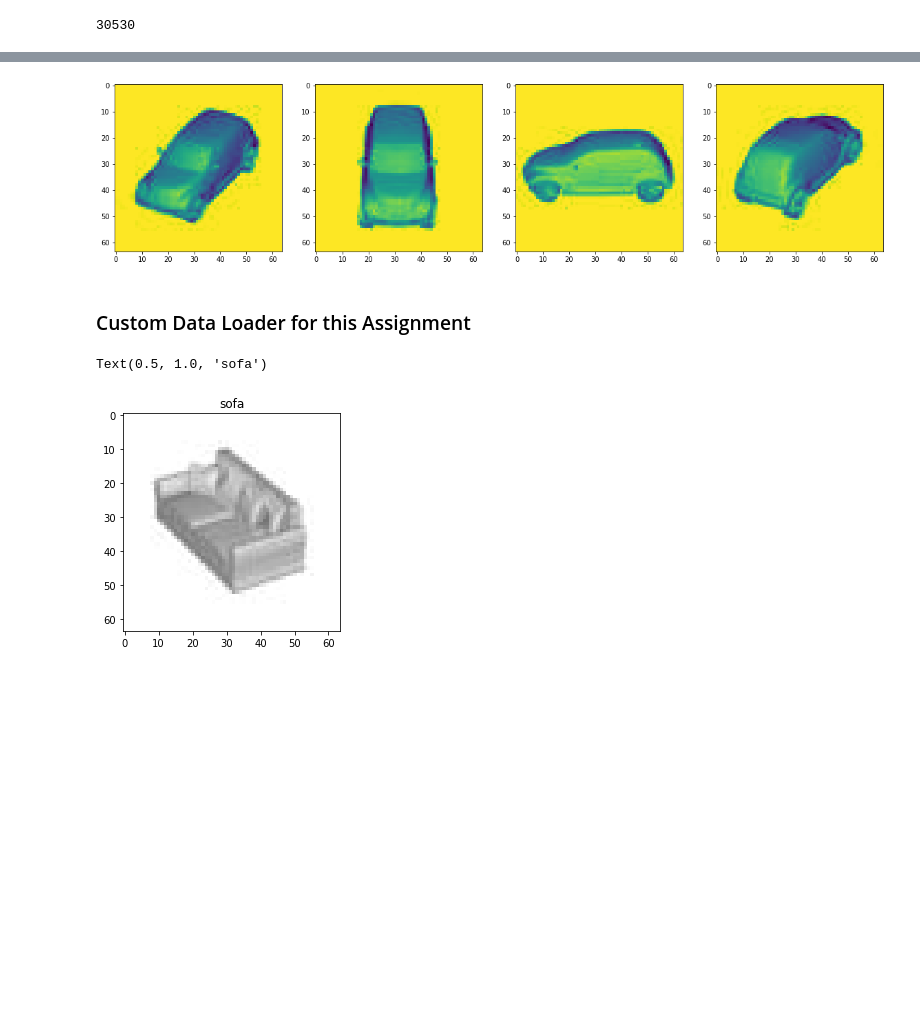
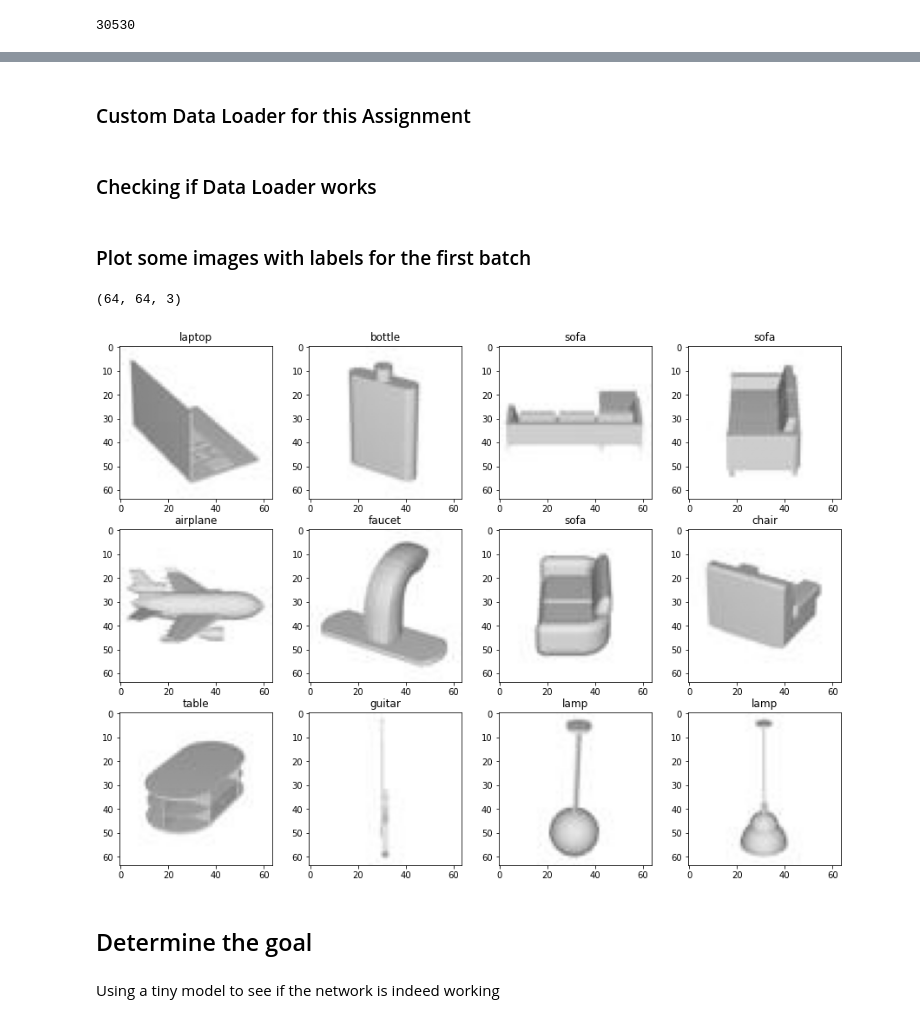
Before and after one commit to s3843573/DL-A1, a Jupyter notebook: Assignment1.ipynb, the cells around one changed output, grey strips where cells are left out. Cells and saved outputs as stored; diff of their text form; code cells hidden in the pictures; blank space fills up the shorter version.

```diff
--- a/Assignment1.ipynb
+++ b/Assignment1.ipynb
@@ -136,4 +135,0 @@ c
-# %%
-# images = [Image.open(f) for f in c]
-images = [np.asarray(image) for image in c]
-images = [np.expand_dims(image, axis=-1) for image in images]
@@ -147,21 +136,15 @@ Plot list of images
-# %%
-fig = plt.figure(figsize=(20, 20))
-
-for i in range(0, 4):
-    fig.add_subplot(1, 4, i + 1)
-    plt.imshow(c[i])
-# %% [output]
-[figure, removed]
 # %% [markdown]
 ### Custom Data Loader for this Assignment
 # %%
 from sklearn import preprocessing
 le = preprocessing.LabelEncoder()
 class CustomDataLoader(tf.keras.utils.Sequence):
-    def __init__(self, dataFrame, batch_size, labels, shuffle, augment, std, mean ,data_prefix="", dim=(4, 64, 64, 3)):
+    def __init__(self, dataFrame, batch_size, labels, shuffle, augment, std, mean ,data_prefix="", dim=(4, 64, 64, 3), singleView=False):
         self.batch_size = batch_size
         self.labels = labels
         self.augment = augment
+        self.singleView = singleView
+
         self.dim = dim
 
         self.dataFrame = dataFrame.copy()
@@ -172,7 +155,7 @@ class CustomDataLoader(tf.keras.utils.Sequence):
 
         self.std = std
         self.mean = mean
-
+        self.q = True
         self.on_epoch_end()
 
     def __len__(self):
@@ -214,21 +197,39 @@ class CustomDataLoader(tf.keras.utils.Sequence):
         images = [np.asarray(image) for image in images]
 
         X = [(image - self.mean) / self.std for image in images]
-
+        if self.singleView:
+            if self.q == True:
+                print(X[0].shape)
+                self.q = False
+            return X[0]
         return X
+# %% [markdown]
+### Checking if Data Loader works
 # %%
 mean = 0
 std = 255.0
 
 prefix = 'data/Train/'
-train_g = CustomDataLoader(train, batch_size=64, mean=0, std=std, labels=20, data_prefix=prefix, shuffle=True, augment=False)
+train_g = CustomDataLoader(train, batch_size=128, mean=0, std=std, labels=20, data_prefix=prefix, shuffle=True, augment=False, singleView=True, dim=(64,64,3))
+val_g = CustomDataLoader(validation, batch_size=128, mean=0, std=std, labels=20, data_prefix=prefix, shuffle=True, augment=False, singleView=True, dim=(64,64,3))
+# %% [markdown]
+### Plot some images with labels for the first batch
 # %%
-x, y =next(train_g.__iter__())
-plt.imshow(x[32][3])
-plt.title(label_dict[np.argmax(y[32])])
+from PIL import Image
+x, y = next(train_g.__iter__())
+fig = plt.figure(figsize=(15, 11))
+
+for i in range(12):
+    fig.add_subplot(3, 4, i + 1)
+    plt.imshow(x[i])
+    plt.title(label_dict[np.argmax(y[i])])
 # %% [output]
-Text(0.5, 1.0, 'sofa')
+(64, 64, 3)
-[figure, old version]
+[figure, new version]
+# %% [markdown]
+## Determine the goal
+# %% [markdown]
+Using a tiny model to see if the network is indeed working
 # %%
 from tensorflow.keras.models import Sequential
 from tensorflow.keras.layers import Conv2D, MaxPooling2D, Lambda, Input, MaxPooling3D
```
Also changed, not shown: parts of 23 cells of this notebook.
